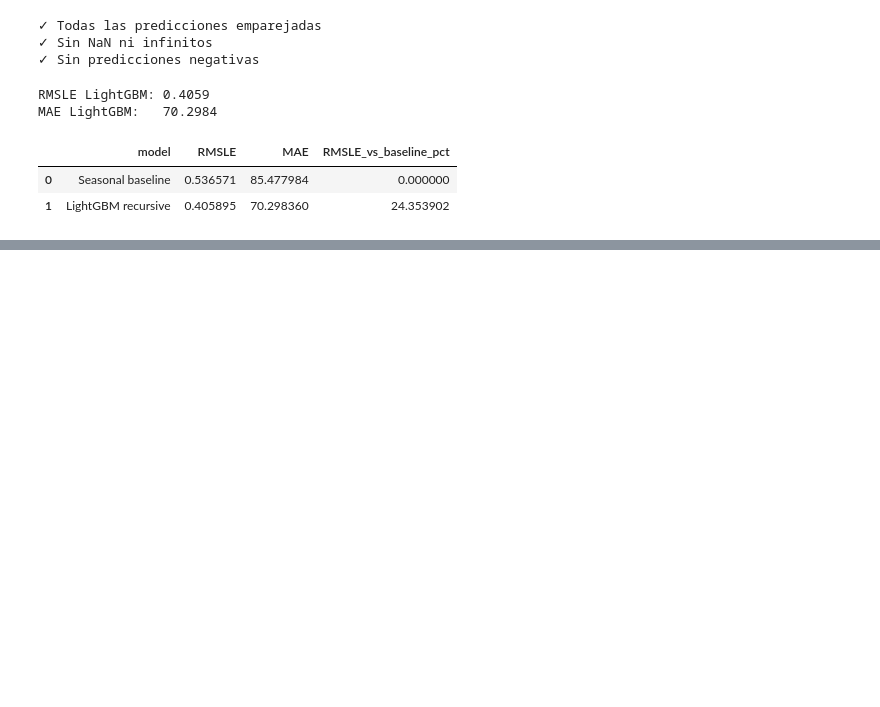
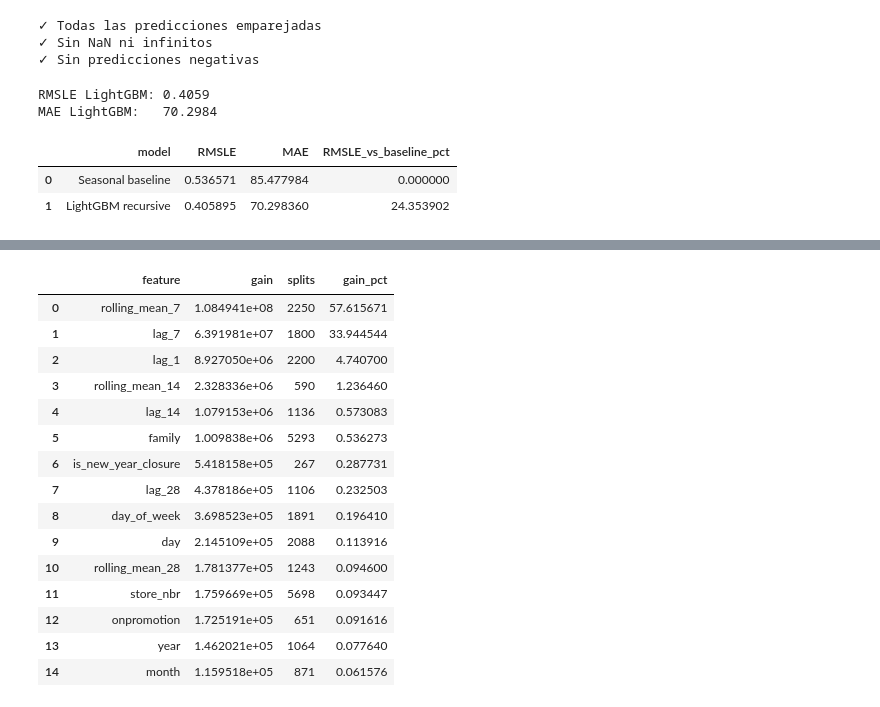
Before and after one commit to moiseslobayza/bekantor-demand-intelligence, a Jupyter notebook: notebooks/05_modeling.ipynb, the cells around one changed output, grey strips where cells are left out. Cells and saved outputs as stored; diff of their text form; code cells hidden in the pictures; blank space fills up the shorter version.

```diff
--- a/notebooks/05_modeling.ipynb
+++ b/notebooks/05_modeling.ipynb
@@ -747,0 +1010,41 @@ model_results
+# %%
+feature_importance = pd.DataFrame({
+    "feature": MODEL_FEATURES,
+    "gain": lgbm_model.booster_.feature_importance(
+        importance_type="gain"
+    ),
+    "splits": lgbm_model.booster_.feature_importance(
+        importance_type="split"
+    ),
+})
+
+feature_importance["gain_pct"] = (
+    feature_importance["gain"]
+    / feature_importance["gain"].sum()
+    * 100
+)
+
+feature_importance = (
+    feature_importance
+    .sort_values("gain", ascending=False)
+    .reset_index(drop=True)
+)
+
+feature_importance.head(15)
+# %% [output]
+|  | feature | gain | splits | gain_pct |
+| 0 | rolling_mean_7 | 1.084941e+08 | 2250 | 57.615671 |
+| 1 | lag_7 | 6.391981e+07 | 1800 | 33.944544 |
+| 2 | lag_1 | 8.927050e+06 | 2200 | 4.740700 |
+| 3 | rolling_mean_14 | 2.328336e+06 | 590 | 1.236460 |
+| 4 | lag_14 | 1.079153e+06 | 1136 | 0.573083 |
+| 5 | family | 1.009838e+06 | 5293 | 0.536273 |
+| 6 | is_new_year_closure | 5.418158e+05 | 267 | 0.287731 |
+| 7 | lag_28 | 4.378186e+05 | 1106 | 0.232503 |
+| 8 | day_of_week | 3.698523e+05 | 1891 | 0.196410 |
+| 9 | day | 2.145109e+05 | 2088 | 0.113916 |
+| 10 | rolling_mean_28 | 1.781377e+05 | 1243 | 0.094600 |
+| 11 | store_nbr | 1.759669e+05 | 5698 | 0.093447 |
+| 12 | onpromotion | 1.725191e+05 | 651 | 0.091616 |
+| 13 | year | 1.462021e+05 | 1064 | 0.077640 |
+| 14 | month | 1.159518e+05 | 871 | 0.061576 |
```
Also changed, not shown: parts of 14 cells of this notebook.
